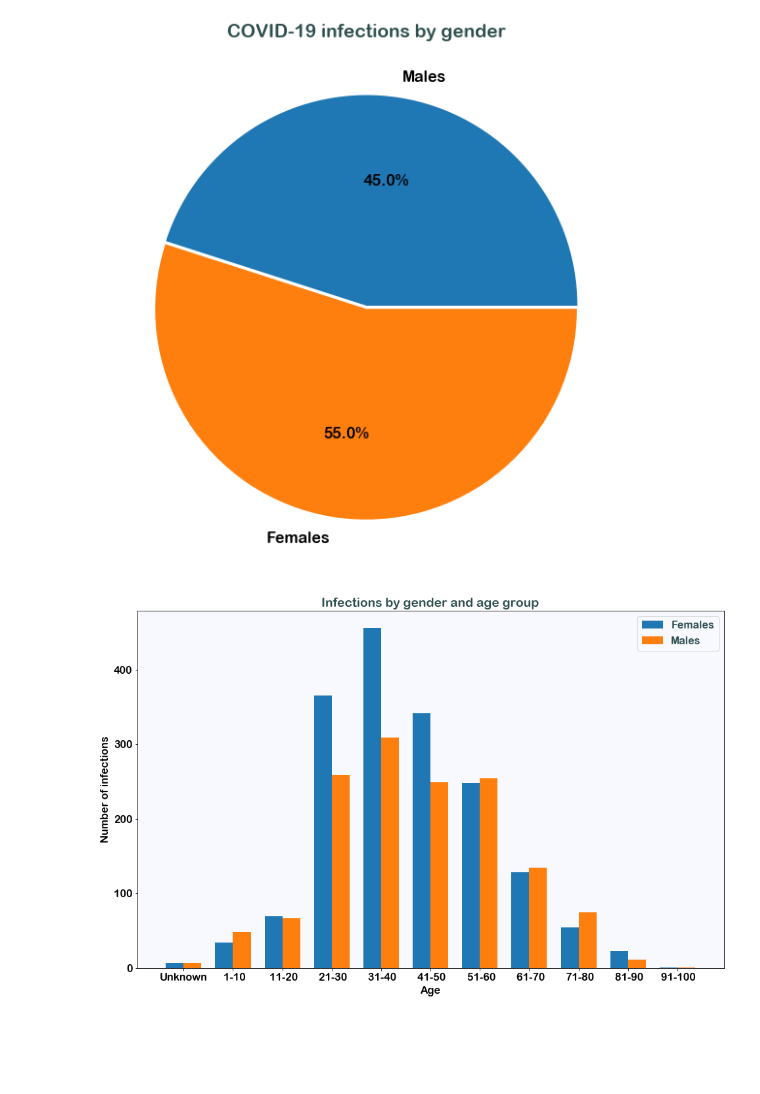
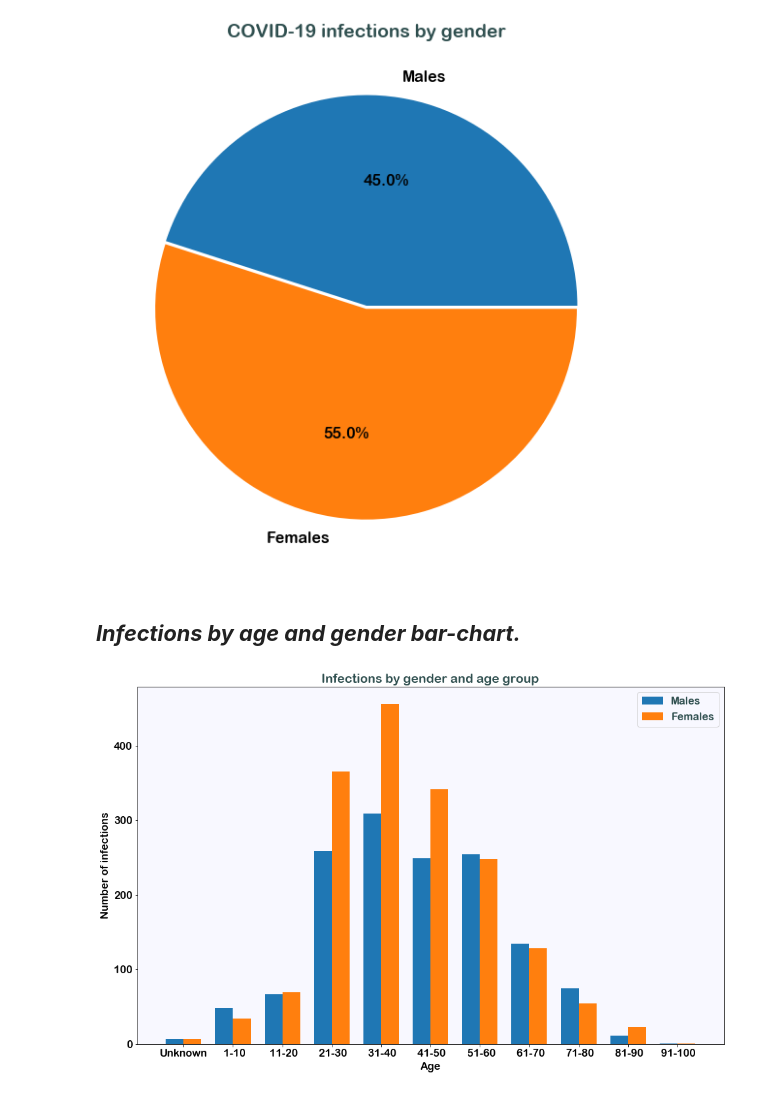
Before and after one commit to mckabuza/South-Africa-COVID-19-Data-Visualization, a Jupyter notebook: SA COVID-19 April.ipynb, the cells around one changed output. Saved outputs shown, nothing was run; the diff lists cells and outputs as text; code cells hidden in the pictures; blank space fills up the shorter version.

```diff
--- a/SA COVID-19 April.ipynb
+++ b/SA COVID-19 April.ipynb
@@ -155,14 +169,16 @@ plt.pie(gender_inf, labels=labels, autopct='%1.1f%%', explode=[0,0.015], textpro
 plt.show()
 # %% [output]
 [figure]
+# %% [markdown]
+## **_Infections by age and gender bar-chart._**
 # %%
 plt.title("Infections by gender and age group")
-p1 = plt.bar(np.arange(0,11,1)-0.18,age_gender['Female'],width=0.36, label='Females')
-p2 = plt.bar(np.arange(0,11,1)+0.18,age_gender['Male'],width=0.36, label='Males')
+p1 = plt.bar(np.arange(0,11,1)-0.18,age_gender['Male'],width=0.36, label='Males')
+p2 = plt.bar(np.arange(0,11,1)+0.18,age_gender['Female'],width=0.36, label='Females')
 p3 = plt.bar(age_gender['Age group'], np.zeros(11))
 plt.xlabel("Age")
 plt.ylabel("Number of infections")
 plt.legend(loc='best')
 plt.show()
 # %% [output]
-[figure, old version]
+[figure, new version]
```
Also changed, not shown: parts of 19 cells of this notebook.
